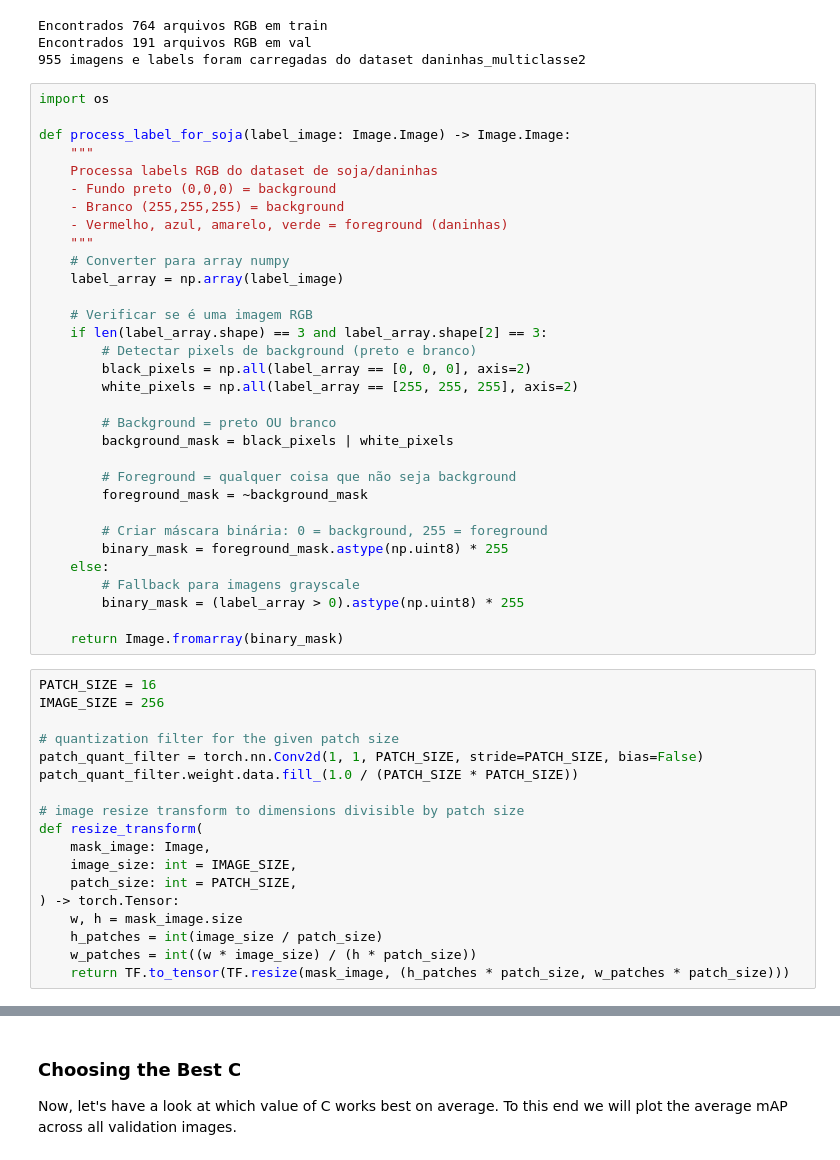
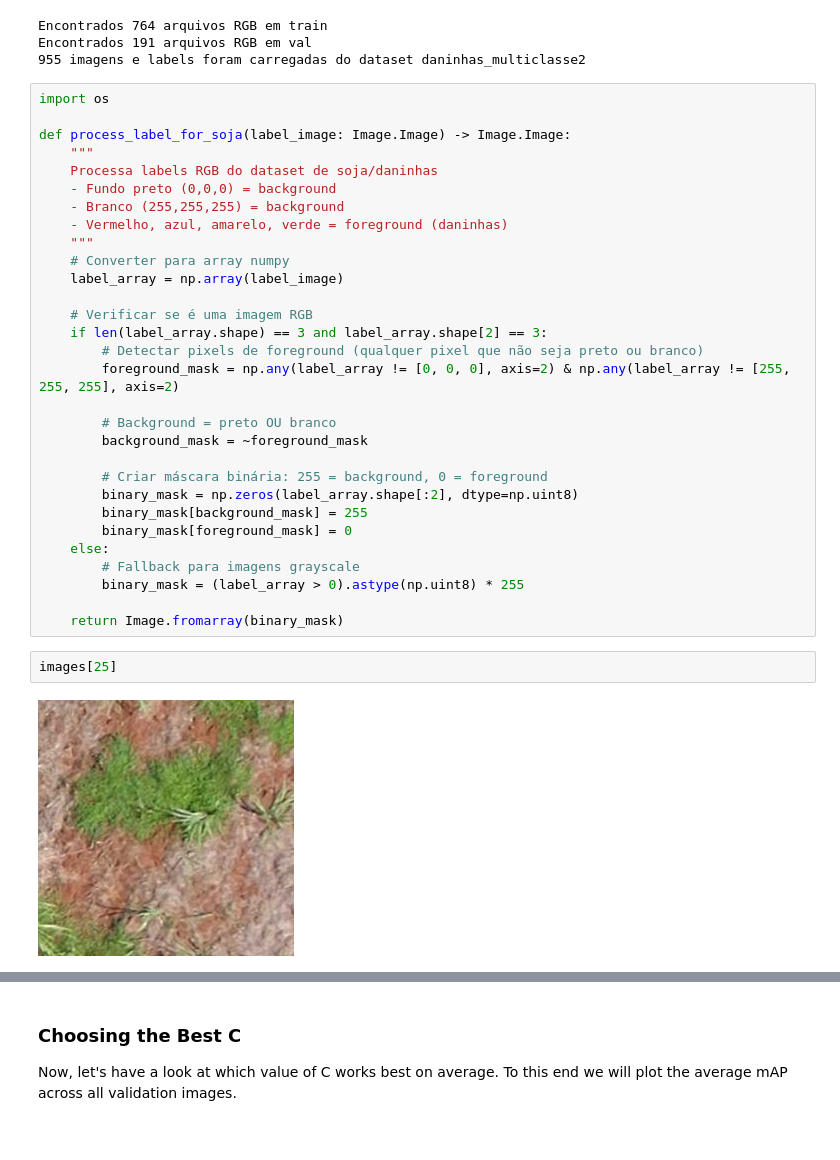
Before and after one commit to wkanashiro/doutorado, a Jupyter notebook: dino-soja/foreground_segmentation_soja.ipynb, the cells around one changed output, grey strips where cells are left out. Saved outputs shown, nothing was run; the diff lists cells and outputs as text.

```diff
--- a/dino-soja/foreground_segmentation_soja.ipynb
+++ b/dino-soja/foreground_segmentation_soja.ipynb
@@ -208,38 +172,22 @@ def process_label_for_soja(label_image: Image.Image) -> Image.Image:
 
     # Verificar se é uma imagem RGB
     if len(label_array.shape) == 3 and label_array.shape[2] == 3:
-        # Detectar pixels de background (preto e branco)
-        black_pixels = np.all(label_array == [0, 0, 0], axis=2)
-        white_pixels = np.all(label_array == [255, 255, 255], axis=2)
+        # Detectar pixels de foreground (qualquer pixel que não seja preto ou branco)
+        foreground_mask = np.any(label_array != [0, 0, 0], axis=2) & np.any(label_array != [255, 255, 255], axis=2)
 
         # Background = preto OU branco
-        background_mask = black_pixels | white_pixels
+        background_mask = ~foreground_mask
 
-        # Foreground = qualquer coisa que não seja background
-        foreground_mask = ~background_mask
-
-        # Criar máscara binária: 0 = background, 255 = foreground
-        binary_mask = foreground_mask.astype(np.uint8) * 255
+        # Criar máscara binária: 255 = background, 0 = foreground
+        binary_mask = np.zeros(label_array.shape[:2], dtype=np.uint8)
+        binary_mask[background_mask] = 255
+        binary_mask[foreground_mask] = 0
     else:
         # Fallback para imagens grayscale
         binary_mask = (label_array > 0).astype(np.uint8) * 255
 
     return Image.fromarray(binary_mask)
-# %%
-PATCH_SIZE = 16
-IMAGE_SIZE = 256
-
-# quantization filter for the given patch size
-patch_quant_filter = torch.nn.Conv2d(1, 1, PATCH_SIZE, stride=PATCH_SIZE, bias=False)
-patch_quant_filter.weight.data.fill_(1.0 / (PATCH_SIZE * PATCH_SIZE))
-
-# image resize transform to dimensions divisible by patch size
-def resize_transform(
-    mask_image: Image,
-    image_size: int = IMAGE_SIZE,
-    patch_size: int = PATCH_SIZE,
-) -> torch.Tensor:
-    w, h = mask_image.size
-    h_patches = int(image_size / patch_size)
-    w_patches = int((w * image_size) / (h * patch_size))
-    return TF.to_tensor(TF.resize(mask_image, (h_patches * patch_size, w_patches * patch_size)))
+# %%
+images[25]
+# %% [output]
+[figure, added]
```
Also changed, not shown: parts of 32 cells of this notebook.
